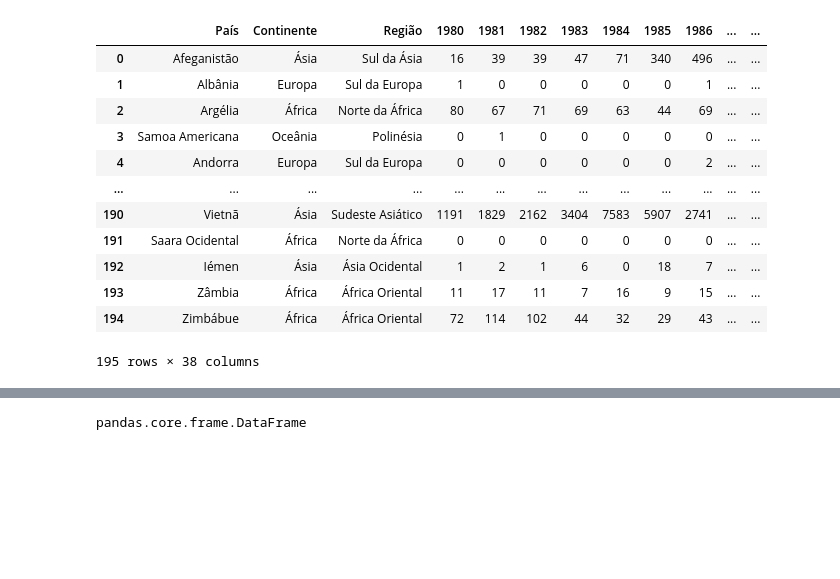
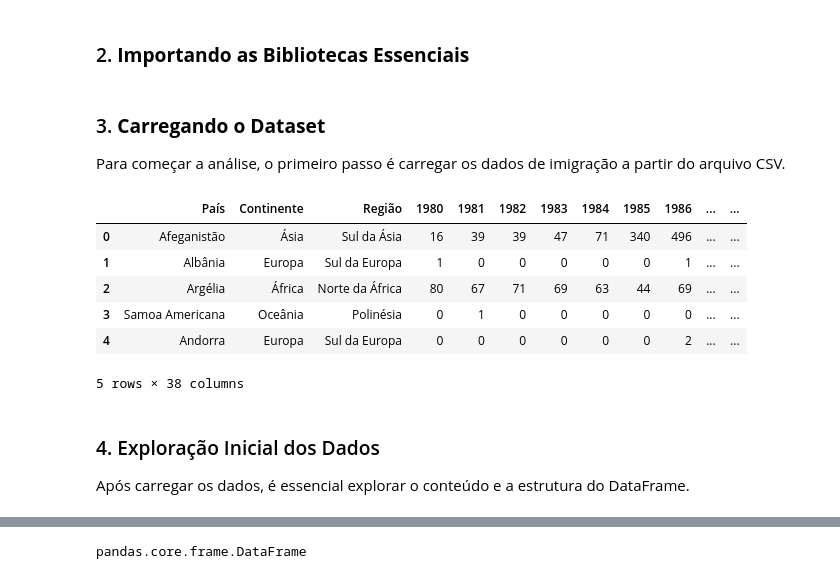
Before and after one commit to maclausk/python-ia-senai-df, a Jupyter notebook: 27_28_082024 - Semana Estatística.ipynb, the cells around one changed output, grey strips where cells are left out. Saved outputs shown, nothing was run; the diff lists cells and outputs as text; code cells hidden in the pictures; blank space fills up the shorter version.

```diff
--- a/27_28_082024.ipynb
+++ b/27_28_082024 - Semana Estatística.ipynb
@@ -172,2 +31,4 @@ Requirement already satisfied: zipp==3.19.2 in c:\users\ead\appdata\local\packag
+# %% [markdown]
+### 2. **Importando as Bibliotecas Essenciais**
 # %%
 # Importando as bibliotecas essenciais para análise e visualização de dados
@@ -179,23 +37,22 @@ import matplotlib.pyplot as plt  # Matplotlib permite a criação de gráficos e
+# %% [markdown]
+### 3. **Carregando o Dataset**
+
+Para começar a análise, o primeiro passo é carregar os dados de imigração a partir do arquivo CSV.
 # %%
-# Importando a biblioteca Pandas para análise de dados
-import pandas as pd
-
 # Importando o dataset 'imigrantes_canada.csv' para o DataFrame 'df_ic'
 df_ic = pd.read_csv('dataset/imigrantes_canada.csv')
 
 # Exibindo o DataFrame 'df_ic' carregado
-df_ic
+df_ic.head()  # Exibe as primeiras linhas do DataFrame para revisão inicial
 # %% [output]
 |  | País | Continente | Região | 1980 | 1981 | 1982 | 1983 | 1984 | 1985 | 1986 | ... | ... |
 | 0 | Afeganistão | Ásia | Sul da Ásia | 16 | 39 | 39 | 47 | 71 | 340 | 496 | ... | ... |
 | 1 | Albânia | Europa | Sul da Europa | 1 | 0 | 0 | 0 | 0 | 0 | 1 | ... | ... |
 | 2 | Argélia | África | Norte da África | 80 | 67 | 71 | 69 | 63 | 44 | 69 | ... | ... |
 | 3 | Samoa Americana | Oceânia | Polinésia | 0 | 1 | 0 | 0 | 0 | 0 | 0 | ... | ... |
 | 4 | Andorra | Europa | Sul da Europa | 0 | 0 | 0 | 0 | 0 | 0 | 2 | ... | ... |
-| ... | ... | ... | ... | ... | ... | ... | ... | ... | ... | ... | ... | ... |
-| 190 | Vietnã | Ásia | Sudeste Asiático | 1191 | 1829 | 2162 | 3404 | 7583 | 5907 | 2741 | ... | ... |
-| 191 | Saara Ocidental | África | Norte da África | 0 | 0 | 0 | 0 | 0 | 0 | 0 | ... | ... |
-| 192 | Iémen | Ásia | Ásia Ocidental | 1 | 2 | 1 | 6 | 0 | 18 | 7 | ... | ... |
-| 193 | Zâmbia | África | África Oriental | 11 | 17 | 11 | 7 | 16 | 9 | 15 | ... | ... |
-| 194 | Zimbábue | África | África Oriental | 72 | 114 | 102 | 44 | 32 | 29 | 43 | ... | ... |
-195 rows × 38 columns
+5 rows × 38 columns
+# %% [markdown]
+### 4. Exploração Inicial dos Dados
+
+Após carregar os dados, é essencial explorar o conteúdo e a estrutura do DataFrame.
```
Also changed, not shown: parts of 15 cells of this notebook, 13 other files.
